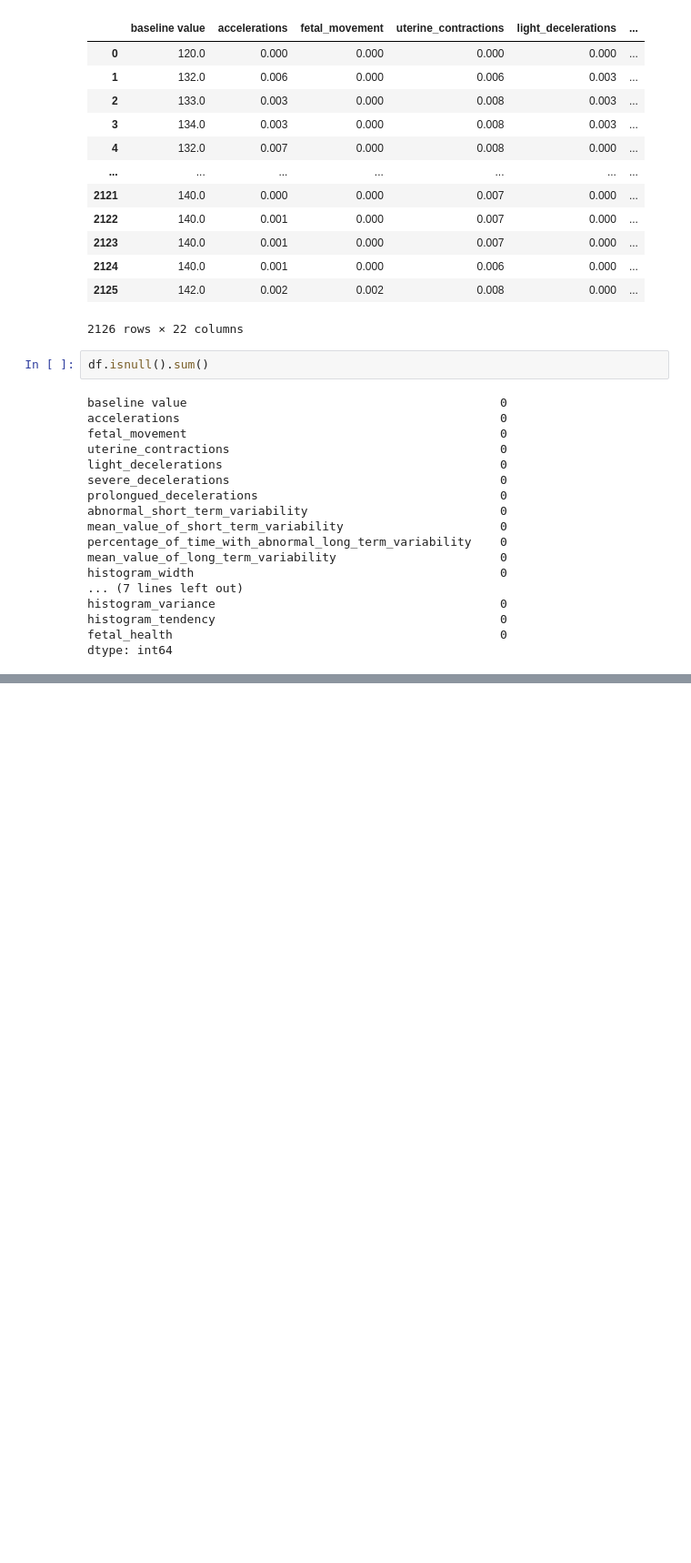
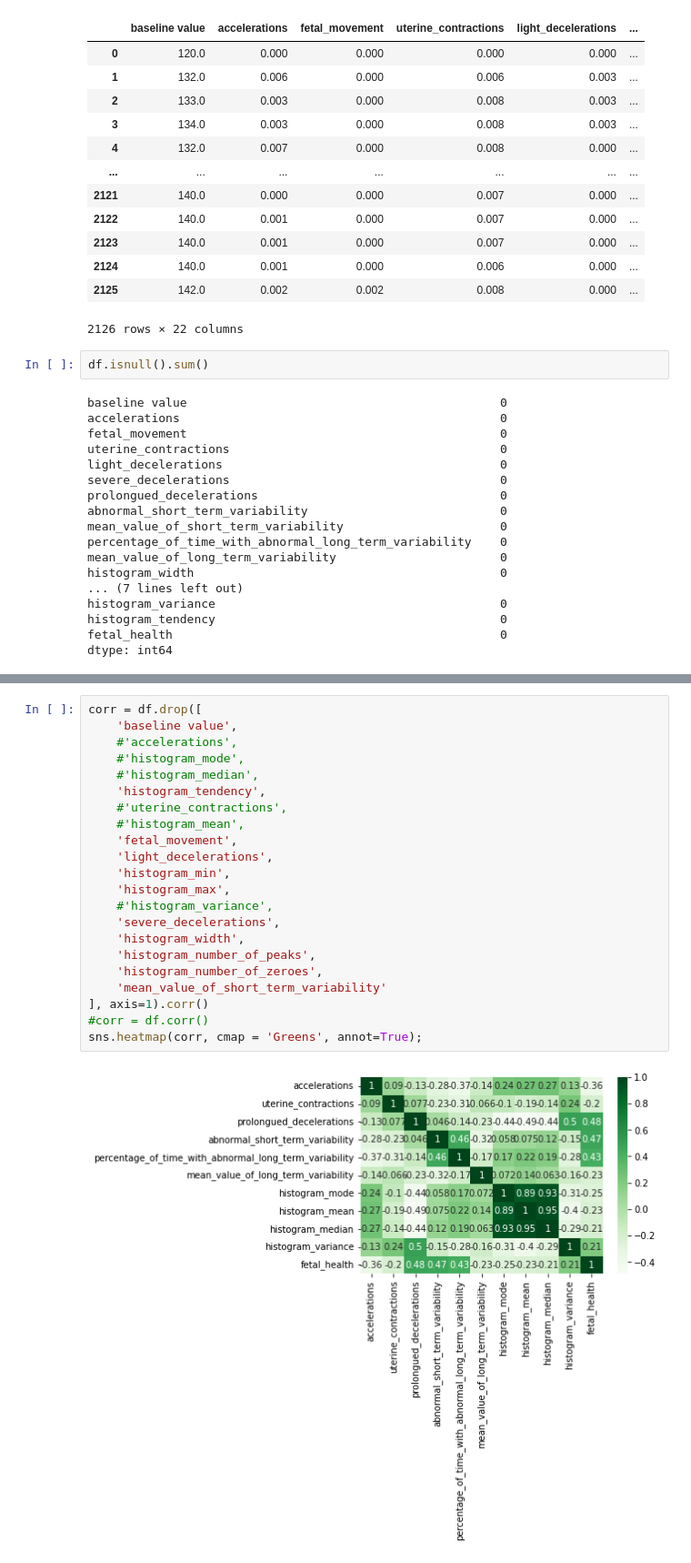
Before and after one commit to Tachnyan/Fetal-Health-Classification_CSC493-Project, a Jupyter notebook: Data_cleaning.ipynb, the cells around one changed output, grey strips where cells are left out. Shown: that part at 91% size. Drawn from its saved outputs; the diff is of its cells as text; blank space fills up the shorter version.

Commit message:
Add correlation heatmap for features

```diff
--- a/Data_cleaning.ipynb
+++ b/Data_cleaning.ipynb
@@ -43,0 +77,24 @@ dtype: int64
+# %%
+corr = df.drop([
+    'baseline value',
+    #'accelerations',
+    #'histogram_mode',
+    #'histogram_median',
+    'histogram_tendency',
+    #'uterine_contractions',
+    #'histogram_mean',
+    'fetal_movement',
+    'light_decelerations',
+    'histogram_min',
+    'histogram_max',
+    #'histogram_variance',
+    'severe_decelerations',
+    'histogram_width',
+    'histogram_number_of_peaks',
+    'histogram_number_of_zeroes',
+    'mean_value_of_short_term_variability'
+], axis=1).corr()
+#corr = df.corr()
+sns.heatmap(corr, cmap = 'Greens', annot=True);
+# %% [output]
+[figure, added]
```
Also changed, not shown: parts of 2 cells of this notebook.
